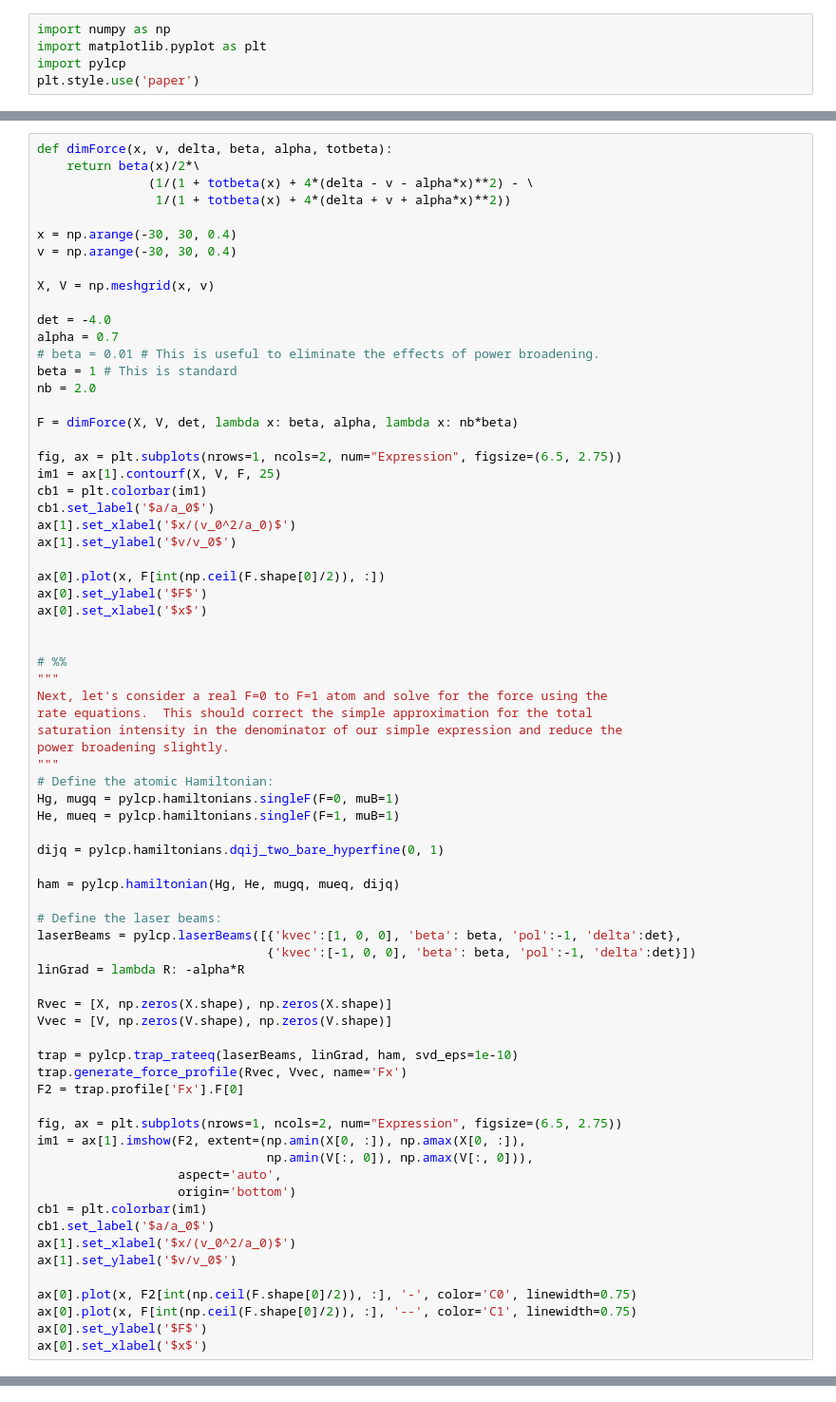
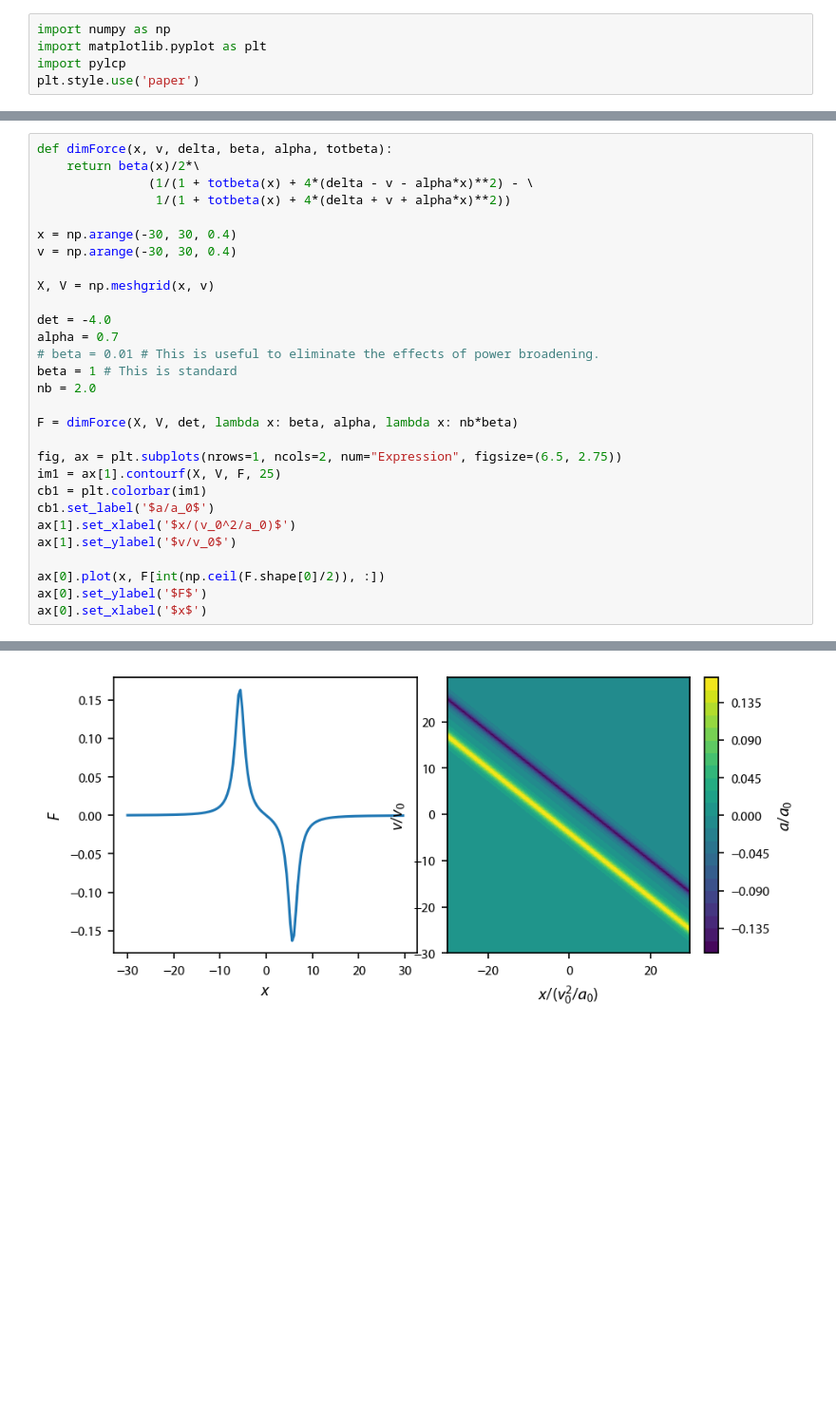
Before and after one commit to JQIamo/pylcp, a Jupyter notebook: examples/forces/MOTs/00_F0_to_F1_1D_MOT.ipynb, the cells around one changed output, grey strips where cells are left out. Shown: that part at 95% size. Cells and saved outputs as stored; diff of their text form; blank space fills up the shorter version.

```diff
--- a/examples/forces/MOTs/00_F0_to_F1_1D_MOT.ipynb
+++ b/examples/forces/MOTs/00_F0_to_F1_1D_MOT.ipynb
@@ -42,46 +42,4 @@ ax[1].set_ylabel('$v/v_0$')
 ax[0].plot(x, F[int(np.ceil(F.shape[0]/2)), :])
 ax[0].set_ylabel('$F$')
 ax[0].set_xlabel('$x$')
-
-
-# %%
-"""
-Next, let's consider a real F=0 to F=1 atom and solve for the force using the
-rate equations.  This should correct the simple approximation for the total
-saturation intensity in the denominator of our simple expression and reduce the
-power broadening slightly.
-"""
-# Define the atomic Hamiltonian:
-Hg, mugq = pylcp.hamiltonians.singleF(F=0, muB=1)
-He, mueq = pylcp.hamiltonians.singleF(F=1, muB=1)
-
-dijq = pylcp.hamiltonians.dqij_two_bare_hyperfine(0, 1)
-
-ham = pylcp.hamiltonian(Hg, He, mugq, mueq, dijq)
-
-# Define the laser beams:
-laserBeams = pylcp.laserBeams([{'kvec':[1, 0, 0], 'beta': beta, 'pol':-1, 'delta':det},
-                               {'kvec':[-1, 0, 0], 'beta': beta, 'pol':-1, 'delta':det}])
-linGrad = lambda R: -alpha*R
-
-Rvec = [X, np.zeros(X.shape), np.zeros(X.shape)]
-Vvec = [V, np.zeros(V.shape), np.zeros(V.shape)]
-
-trap = pylcp.trap_rateeq(laserBeams, linGrad, ham, svd_eps=1e-10)
-trap.generate_force_profile(Rvec, Vvec, name='Fx')
-F2 = trap.profile['Fx'].F[0]
-
-fig, ax = plt.subplots(nrows=1, ncols=2, num="Expression", figsize=(6.5, 2.75))
-im1 = ax[1].imshow(F2, extent=(np.amin(X[0, :]), np.amax(X[0, :]),
-                               np.amin(V[:, 0]), np.amax(V[:, 0])),
-                   aspect='auto',
-                   origin='bottom')
-cb1 = plt.colorbar(im1)
-cb1.set_label('$a/a_0$')
-ax[1].set_xlabel('$x/(v_0^2/a_0)$')
-ax[1].set_ylabel('$v/v_0$')
-
-ax[0].plot(x, F2[int(np.ceil(F.shape[0]/2)), :], '-', color='C0', linewidth=0.75)
-ax[0].plot(x, F[int(np.ceil(F.shape[0]/2)), :], '--', color='C1', linewidth=0.75)
-ax[0].set_ylabel('$F$')
-ax[0].set_xlabel('$x$')
+# %% [output]
@@ -87,0 +47 @@ ax[0].set_xlabel('$x$')
+[figure, added]
```
Also changed, not shown: parts of 9 cells of this notebook.
